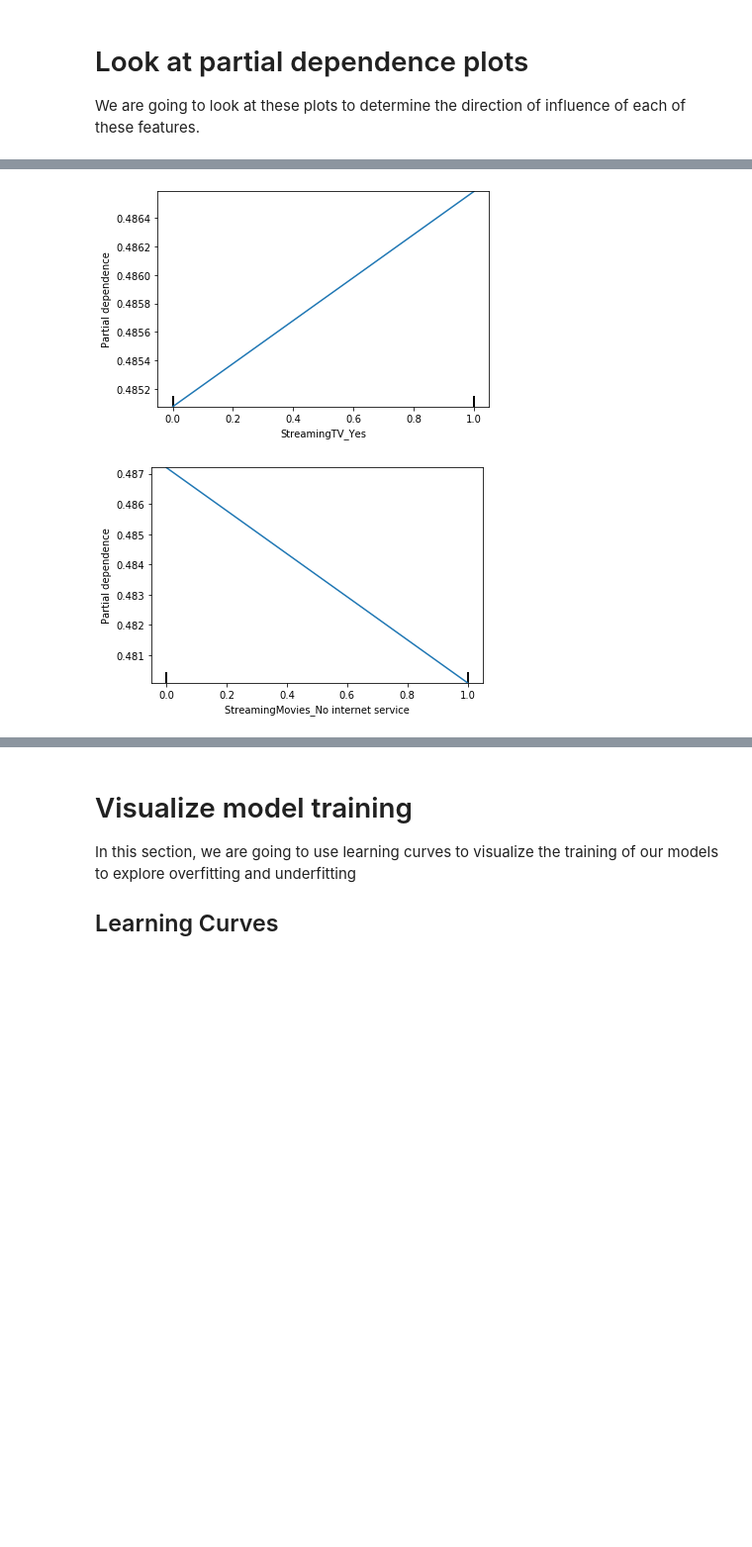
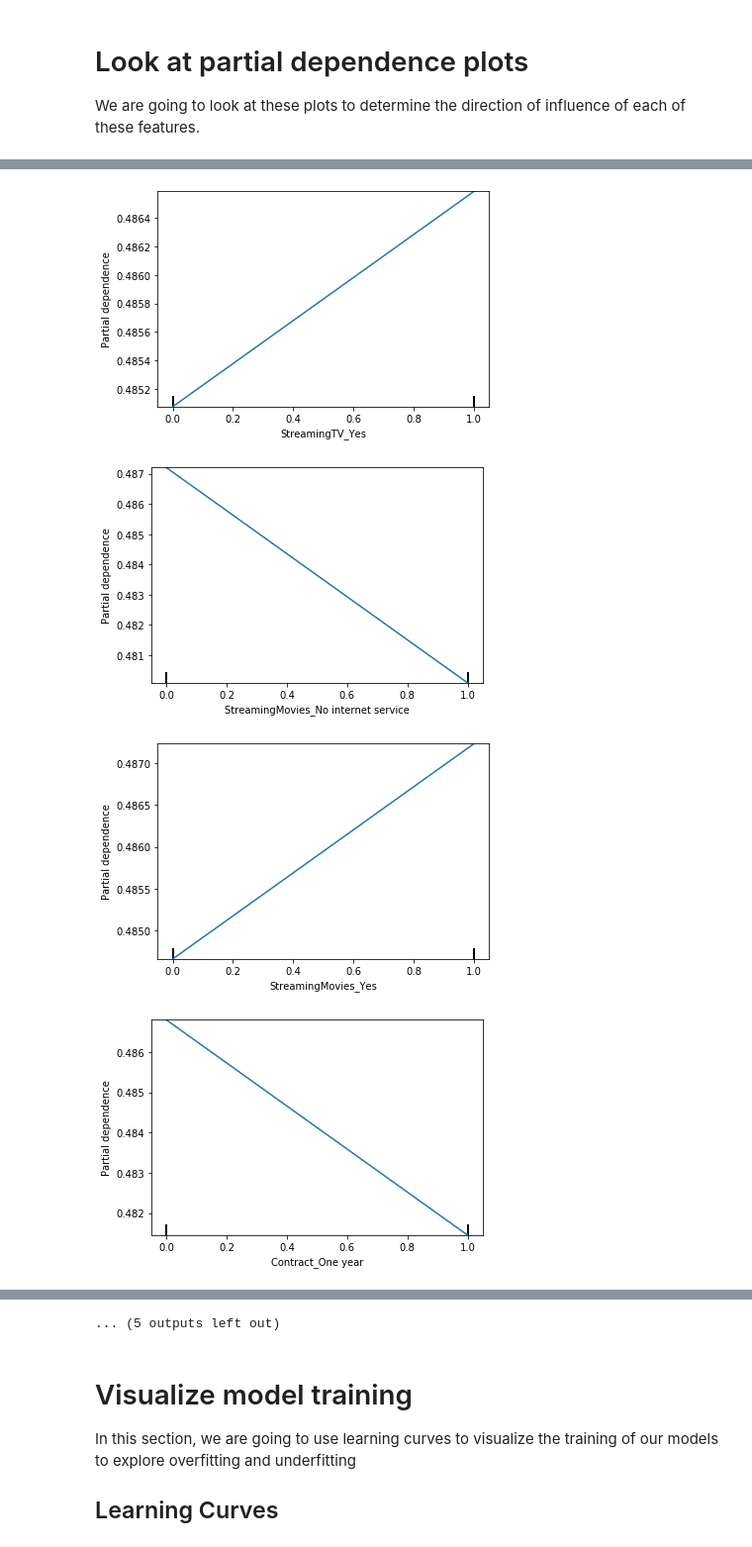
Before and after one commit to daanishrasheed/churn-model, a Jupyter notebook: notebooks/09. Interpreting our Final Model.ipynb, the cells around one changed output, grey strips where cells are left out. Shown: that part at 99% size. Drawn from its saved outputs; the diff is of its cells as text; code cells hidden in the pictures; blank space fills up the shorter version.

Commit message:
Clean up notebook and run partial dependence plots. Also create first draft of final report

```diff
--- a/notebooks/09. Interpreting our Final Model.ipynb
+++ b/notebooks/09. Interpreting our Final Model.ipynb
@@ -90,13 +90,16 @@ most_important_features
 # Look at partial dependence plots
 We are going to look at these plots to determine the direction of influence of each of these features.
 # %%
-for col, _ in most_important_features[:7]:
-    plot_partial_dependence(model, X_train, [col])
+for col, val in most_important_features:
+    if val > 0.01:
+        plot_partial_dependence(model, X_train, [col])
 # %% [output]
 [figure]
 [figure]
 [figure]
 [figure]
 [figure]
 [figure]
 [figure]
+[figure, added]
+[figure, added]
@@ -103,3 +109,4 @@ for col, _ in most_important_features[:7]:
+... (5 outputs left out)
 # %% [markdown]
 # Visualize model training
 In this section, we are going to use learning curves to visualize the training of our models to explore overfitting and underfitting
```
Also changed, not shown: parts of 1 cell of this notebook, 1 other file.
